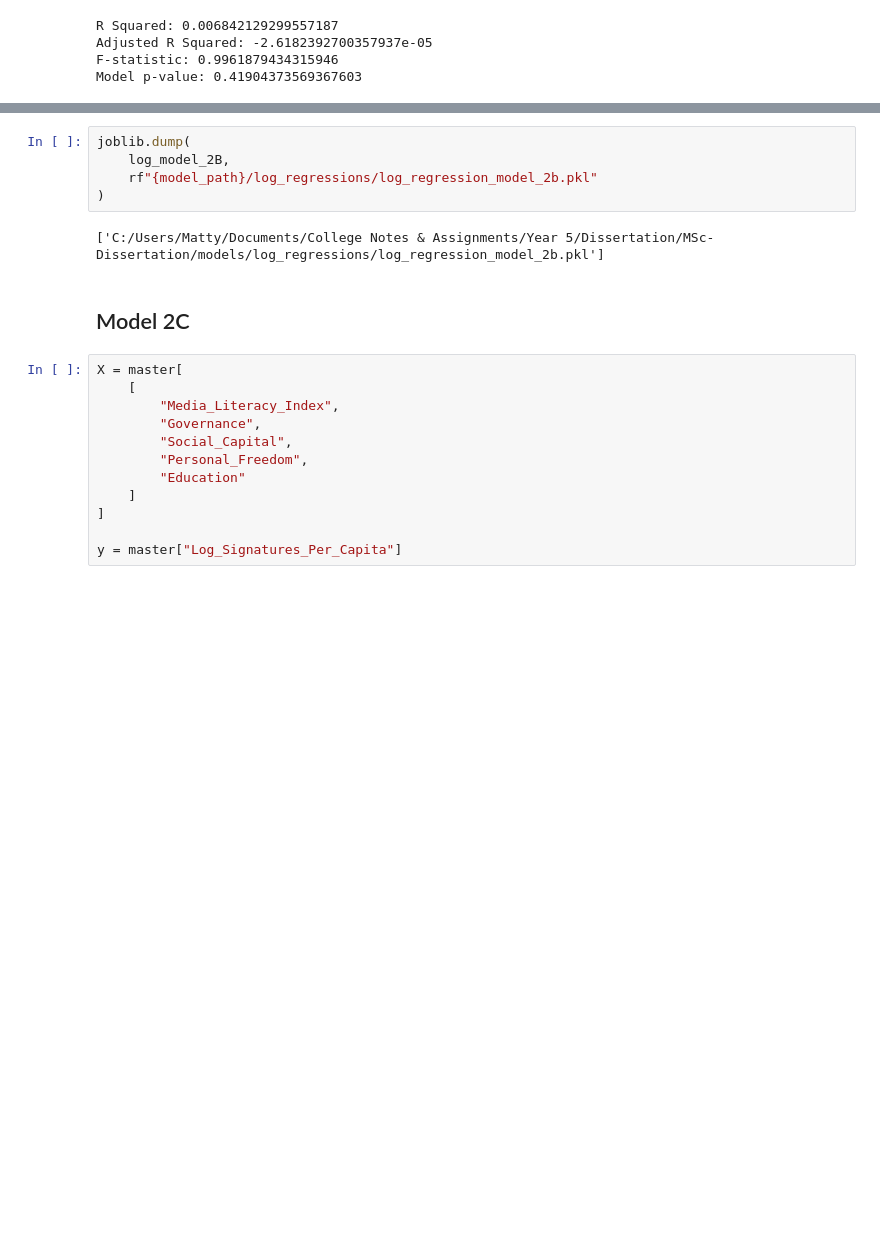
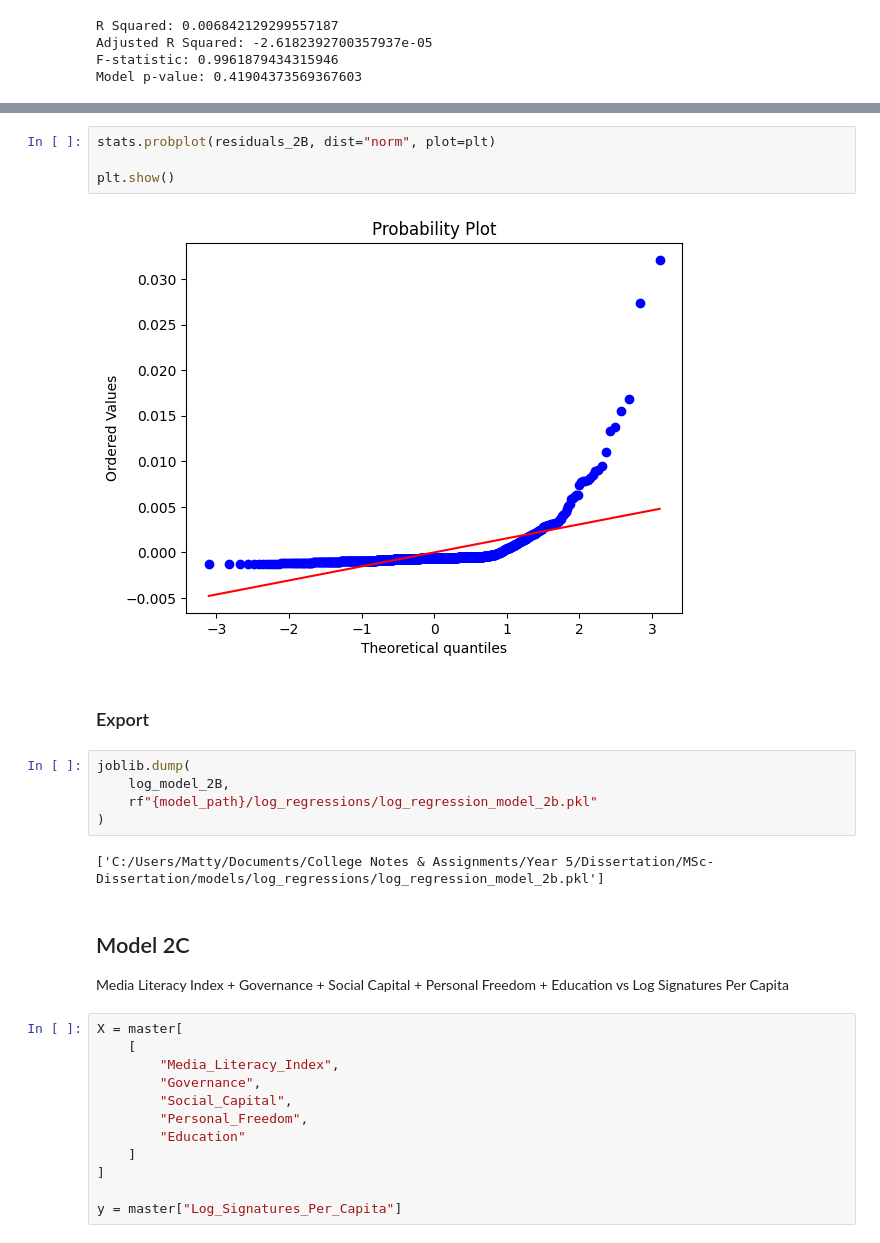
Before and after one commit to Matthew-Riddell/MSc-Dissertation, a Jupyter notebook: notebooks/09-log-regressions.ipynb, the cells around one changed output, grey strips where cells are left out. Saved outputs shown, nothing was run; the diff lists cells and outputs as text; blank space fills up the shorter version.

```diff
--- a/notebooks/09-log-regressions.ipynb
+++ b/notebooks/09-log-regressions.ipynb
@@ -263,3 +455,11 @@ Model p-value: 0.41904373569367603
+# %%
+stats.probplot(residuals_2B, dist="norm", plot=plt)
+
+plt.show()
+# %% [output]
+[figure, added]
+# %% [markdown]
+### Export
 # %%
 joblib.dump(
     log_model_2B,
@@ -269,6 +469,8 @@ joblib.dump(
 ['C:/Users/Matty/Documents/College Notes & Assignments/Year 5/Dissertation/MSc-Dissertation/models/log_regressions/log_regression_model_2b.pkl']
 # %% [markdown]
 ## Model 2C
+
+Media Literacy Index + Governance + Social Capital + Personal Freedom + Education vs Log Signatures Per Capita
 # %%
 X = master[
     [
```
Also changed, not shown: parts of 126 cells of this notebook, 2 other files.
